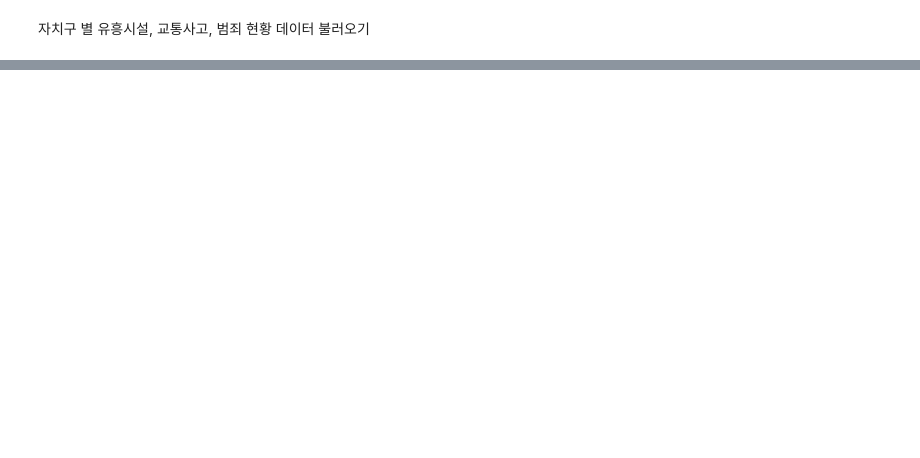
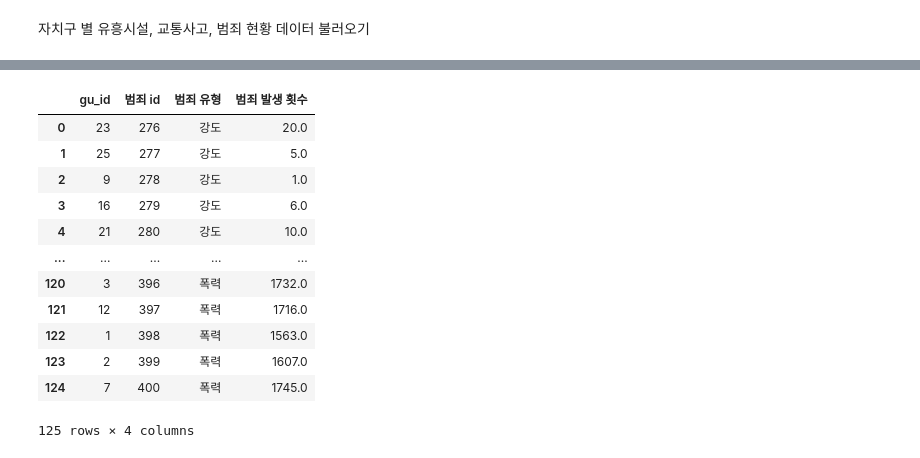
Before and after one commit to addinedu-ros-9th/eda-repo-2, a Jupyter notebook: data_analysis/rank_safety.ipynb, the cells around one changed output, grey strips where cells are left out. Drawn from its saved outputs; the diff is of its cells as text; code cells hidden in the pictures; blank space fills up the shorter version.

```diff
--- a/data_analysis/rank_safety.ipynb
+++ b/data_analysis/rank_safety.ipynb
@@ -37,0 +147,34 @@ traffic_accident = pd.DataFrame({'구 id':gu_id,
+# %%
+cur.execute("""SELECT gu_id, crime_id, crime_type, crime_count FROM crime""")
+crime_info = cur.fetchall()
+
+crime_id = []
+gu_id = []
+crime_count = []
+crime_type = []
+
+for info in enumerate(crime_info):
+    gu_id.append(info[1][0])
+    crime_id.append(info[1][1])
+    crime_type.append(info[1][2])
+    crime_count.append(info[1][3])
+
+crime = pd.DataFrame({'gu_id':gu_id,
+                                   '범죄 id': crime_id,
+                                    '범죄 유형':crime_type,
+                                    '범죄 발생 횟수':crime_count,})
+crime
+# %% [output]
+|  | gu_id | 범죄 id | 범죄 유형 | 범죄 발생 횟수 |
+| 0 | 23 | 276 | 강도 | 20.0 |
+| 1 | 25 | 277 | 강도 | 5.0 |
+| 2 | 9 | 278 | 강도 | 1.0 |
+| 3 | 16 | 279 | 강도 | 6.0 |
+| 4 | 21 | 280 | 강도 | 10.0 |
+| ... | ... | ... | ... | ... |
+| 120 | 3 | 396 | 폭력 | 1732.0 |
+| 121 | 12 | 397 | 폭력 | 1716.0 |
+| 122 | 1 | 398 | 폭력 | 1563.0 |
+| 123 | 2 | 399 | 폭력 | 1607.0 |
+| 124 | 7 | 400 | 폭력 | 1745.0 |
+125 rows × 4 columns
```
Also changed, not shown: parts of 15 cells of this notebook, 4 other files.
